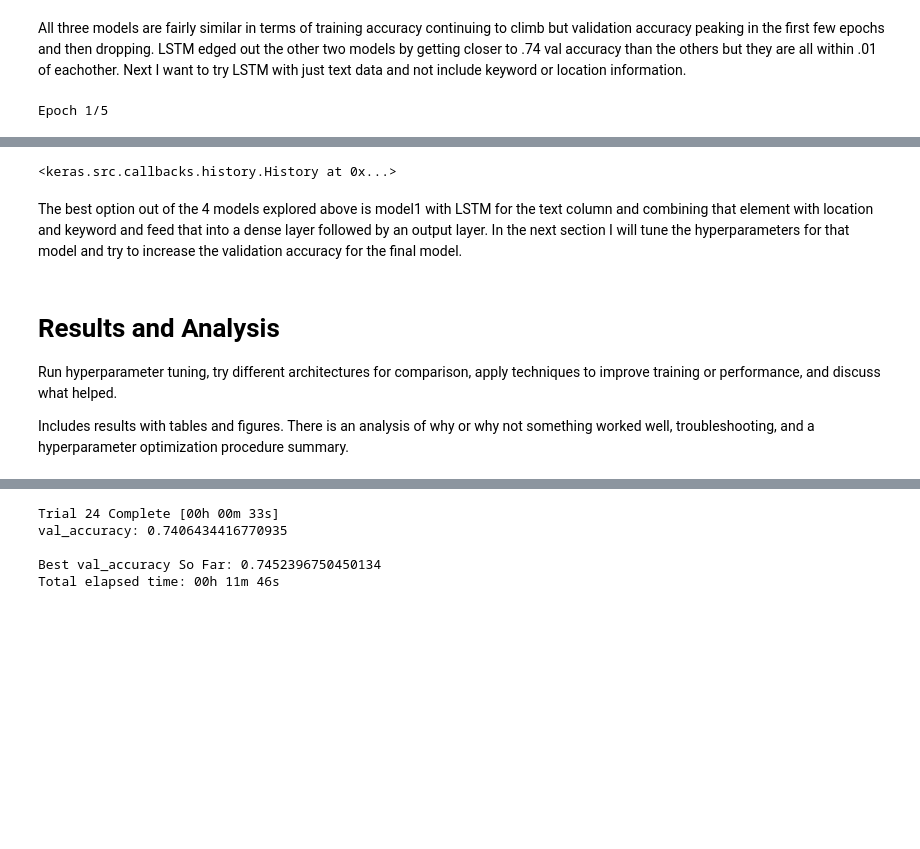
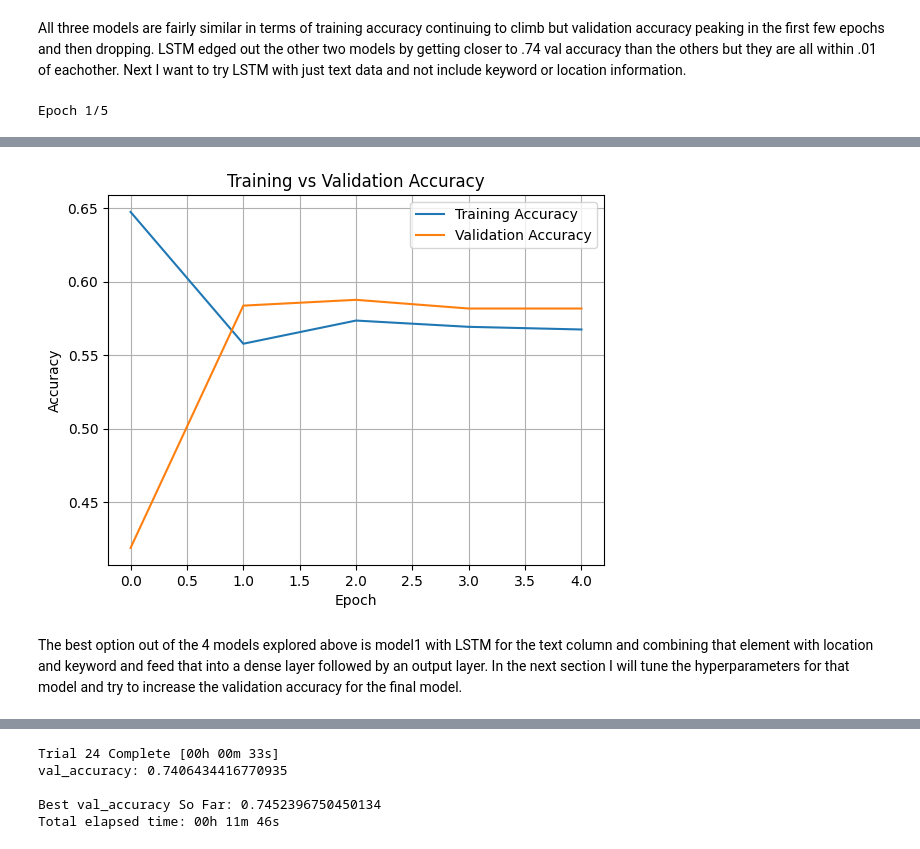
Before and after one commit to nickStanisic/Disaster-Detector, a Jupyter notebook: DisasterDetector.ipynb, the cells around one changed output, grey strips where cells are left out. Saved outputs shown, nothing was run; the diff lists cells and outputs as text; code cells hidden in the pictures; blank space fills up the shorter version.

Commit message:
Add files via upload
This is the full version with final model and analysis.

```diff
--- a/DisasterDetector.ipynb
+++ b/DisasterDetector.ipynb
@@ -502,11 +505,21 @@ model4.add(Dense(1, activation='sigmoid'))
 
 model4.compile(loss='binary_crossentropy', optimizer='adam', metrics=['accuracy'])
 
-model4.fit(
+history = model4.fit(
     X_text_train, y_train,
     epochs=5,
     batch_size=32,
     validation_data=(X_text_val, y_val)
 )
+
+#creating a training accuracy vs validation accuracy plot
+plt.plot(history.history['accuracy'], label='Training Accuracy')
+plt.plot(history.history['val_accuracy'], label='Validation Accuracy')
+plt.title('Training vs Validation Accuracy')
+plt.xlabel('Epoch')
+plt.ylabel('Accuracy')
+plt.legend()
+plt.grid(True)
+plt.show()
 # %% [output]
 Epoch 1/5
@@ -522,8 +535,3 @@ Epoch 5/5
-<keras.src.callbacks.history.History at 0x...>
+[figure, added]
 # %% [markdown]
 The best option out of the 4 models explored above is model1 with LSTM for the text column and combining that element with location and keyword and feed that into a dense layer followed by an output layer. In the next section I will tune the hyperparameters for that model and try to increase the validation accuracy for the final model.
-# %% [markdown]
-# Results and Analysis
-Run hyperparameter tuning, try different architectures for comparison, apply techniques to improve training or performance, and discuss what helped.
-
-Includes results with tables and figures. There is an analysis of why or why not something worked well, troubleshooting, and a hyperparameter optimization procedure summary.
```
Also changed, not shown: parts of 22 cells of this notebook.
